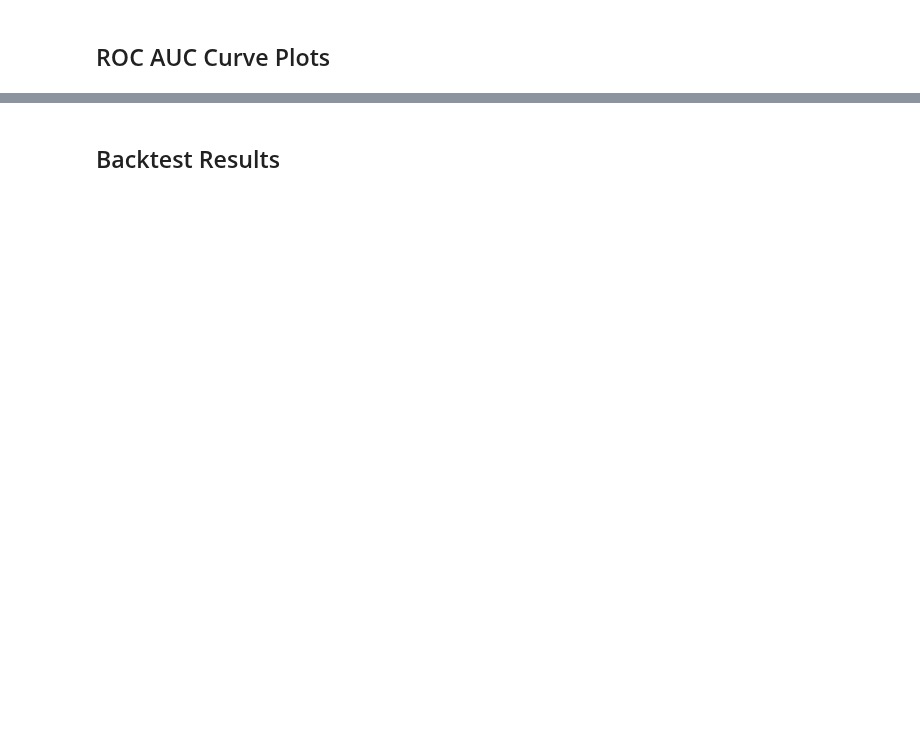
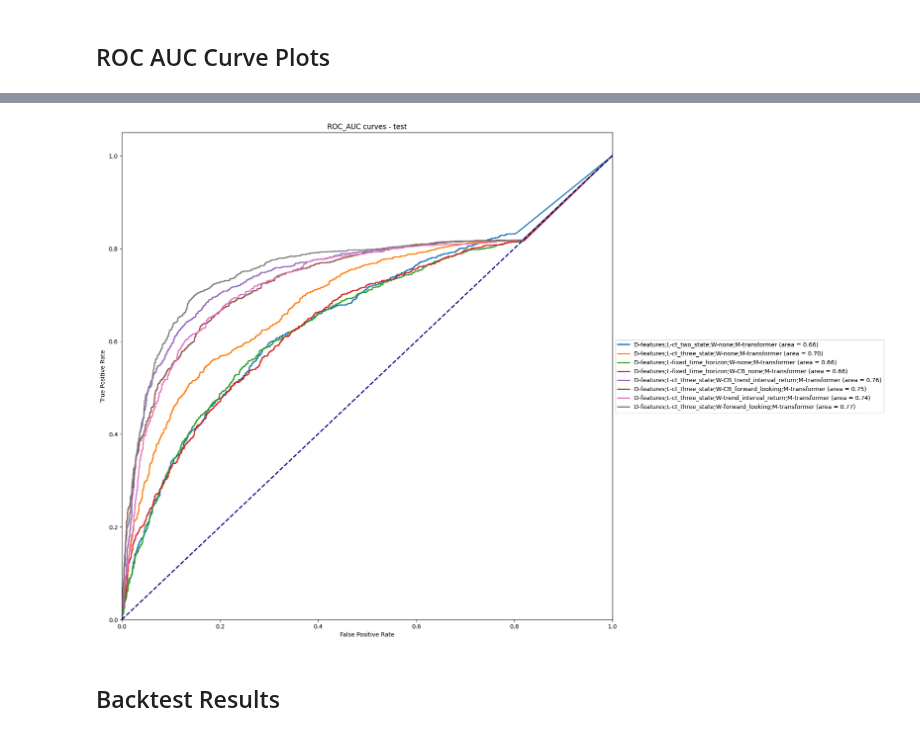
Before and after one commit to MDzaja/MasterThesis, a Jupyter notebook: notebook.ipynb, the cells around one changed output, grey strips where cells are left out. Drawn from its saved outputs; the diff is of its cells as text; code cells hidden in the pictures; blank space fills up the shorter version.

```diff
--- a/notebook.ipynb
+++ b/notebook.ipynb
@@ -275,7 +281,7 @@ Table for Accuracy:
 | oracle             | -0.024250726899996335    | -0.0334111 |                -0.034221   |              -0.0256326 | 0.03022897543599993      | **0.030352294696000173** |
 +--------------------+--------------------------+------------+----------------------------+-------------------------+--------------------------+--------------------------+
 # %%
-with open('/home/mdzaja/MasterThesis/tmp-combined.json', 'r') as file:
-    metrics = json.load(file)
-data_types = ['train_cv_mean', 'validation_cv_mean', 'best_model_train', 'best_model_test']
-plot_utils.plot_acc_auc(metrics, x_title='Accuracy', y_title='AUC', x_key='accuracy', y_key='auc', data_types=data_types)
+# with open('/home/mdzaja/MasterThesis/tmp-combined.json', 'r') as file:
+#     metrics = json.load(file)
+# data_types = ['train_cv_mean', 'validation_cv_mean', 'best_model_train', 'best_model_test']
+# plot_utils.plot_acc_auc(metrics, x_title='Accuracy', y_title='AUC', x_key='accuracy', y_key='auc', data_types=data_types)
@@ -357,3 +290,10 @@ ValueError: in user code:
+# %%
+with open("/home/mdzaja/MasterThesis/artifacts/assets/AAPL/models/test_logs/detailed/test_probs.pkl", 'rb') as file:
+    probs_test_dict = pickle.load(file)
+
+plot_utils.plot_roc_auc_curves(labels_test_dict, probs_test_dict, 'ROC_AUC curves - test', exclude_auc_less_than=0.65)
+# %% [output]
+[figure, added]
 # %% [markdown]
 ## Backtest Results
 # %%
```
Also changed, not shown: parts of 10 cells of this notebook, 12 other files.
